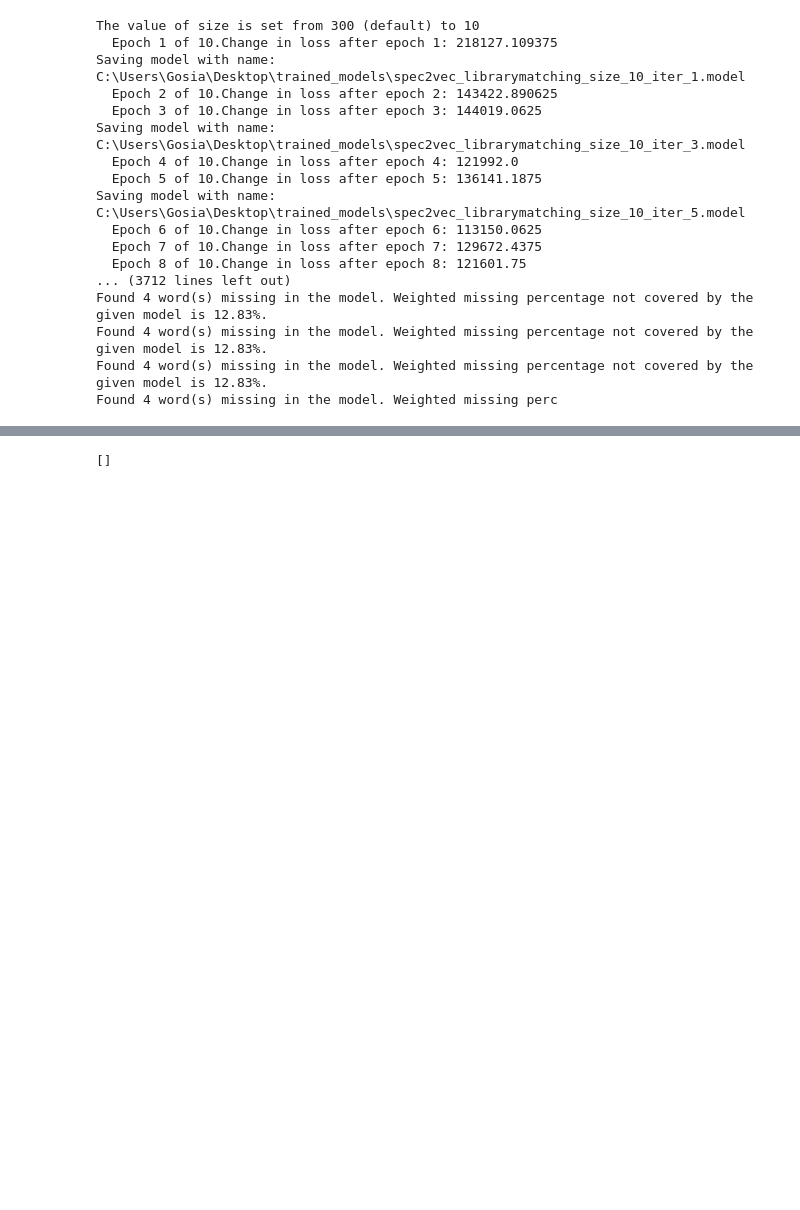
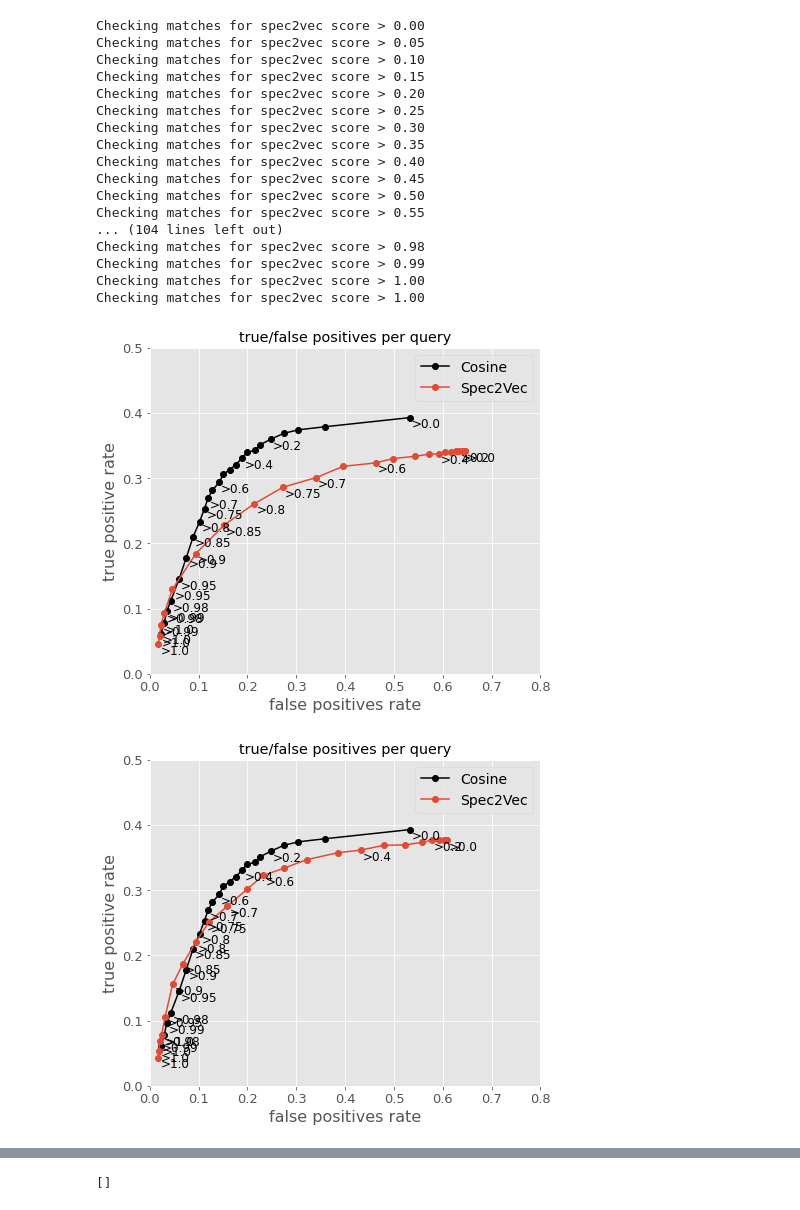
Before and after one commit to nitrozyna/FDR-Metabolomics, a Jupyter notebook: src/grid_search_dimensions_spec2vec.ipynb, the cells around one changed output, grey strips where cells are left out. Cells and saved outputs as stored; diff of their text form; code cells hidden in the pictures; blank space fills up the shorter version.

Commit message:
20,50,100,150,300 dimensions exp results.

```diff
--- a/src/grid_search_dimensions_spec2vec.ipynb
+++ b/src/grid_search_dimensions_spec2vec.ipynb
@@ -1,36 +1,38 @@
 # %%
 import dimension_optim
 dimension_optim.init(query_size=1500, library_size=3500, unseen_query_size=0, unique_match=False)
 
-dims = [10,20,50,100,300] # number of dimensions the Spec2Vec model is trained on
+dims = [20,50,100,150,300] # number of dimensions the Spec2Vec model is trained on
 intensities = [0.5] # intensity_weighting_power for embedding spectra
 miss_percentages = [25] # the maximum (weighted) fraction of the spectrum that is allowed to be missing for embedding spectra
 fails = [] # I think that usually it fails because the matrix might not be positive semi-definitie, maybe it has to do with D
 
 for dim in dims:
     for i in intensities:
         for p in miss_percentages:
             kwargs = dict(size=dim,intensity_weighting_power=i,allowed_missing_percentage=p)
             try:
                 dimension_optim.f(**kwargs)
             except AssertionError:
                 fails.append(kwargs)
                 pass
 # %% [output]
-The value of size is set from 300 (default) to 10
-  Epoch 1 of 10.Change in loss after epoch 1: 218127.109375
-Saving model with name: C:\Users\Gosia\Desktop\trained_models\spec2vec_librarymatching_size_10_iter_1.model
-  Epoch 2 of 10.Change in loss after epoch 2: 143422.890625
-  Epoch 3 of 10.Change in loss after epoch 3: 144019.0625
-Saving model with name: C:\Users\Gosia\Desktop\trained_models\spec2vec_librarymatching_size_10_iter_3.model
-  Epoch 4 of 10.Change in loss after epoch 4: 121992.0
-  Epoch 5 of 10.Change in loss after epoch 5: 136141.1875
-Saving model with name: C:\Users\Gosia\Desktop\trained_models\spec2vec_librarymatching_size_10_iter_5.model
-  Epoch 6 of 10.Change in loss after epoch 6: 113150.0625
-  Epoch 7 of 10.Change in loss after epoch 7: 129672.4375
-  Epoch 8 of 10.Change in loss after epoch 8: 121601.75
-... (3712 lines left out)
-Found 4 word(s) missing in the model. Weighted missing percentage not covered by the given model is 12.83%.
-Found 4 word(s) missing in the model. Weighted missing percentage not covered by the given model is 12.83%.
-Found 4 word(s) missing in the model. Weighted missing percentage not covered by the given model is 12.83%.
-Found 4 word(s) missing in the model. Weighted missing perc
+Checking matches for spec2vec score > 0.00
+Checking matches for spec2vec score > 0.05
+Checking matches for spec2vec score > 0.10
+Checking matches for spec2vec score > 0.15
+Checking matches for spec2vec score > 0.20
+Checking matches for spec2vec score > 0.25
+Checking matches for spec2vec score > 0.30
+Checking matches for spec2vec score > 0.35
+Checking matches for spec2vec score > 0.40
+Checking matches for spec2vec score > 0.45
+Checking matches for spec2vec score > 0.50
+Checking matches for spec2vec score > 0.55
+... (104 lines left out)
+Checking matches for spec2vec score > 0.98
+Checking matches for spec2vec score > 0.99
+Checking matches for spec2vec score > 1.00
+Checking matches for spec2vec score > 1.00
+[figure, added]
+[figure, added]
```
Also changed, not shown: parts of 19 cells of this notebook, 5 other files.
